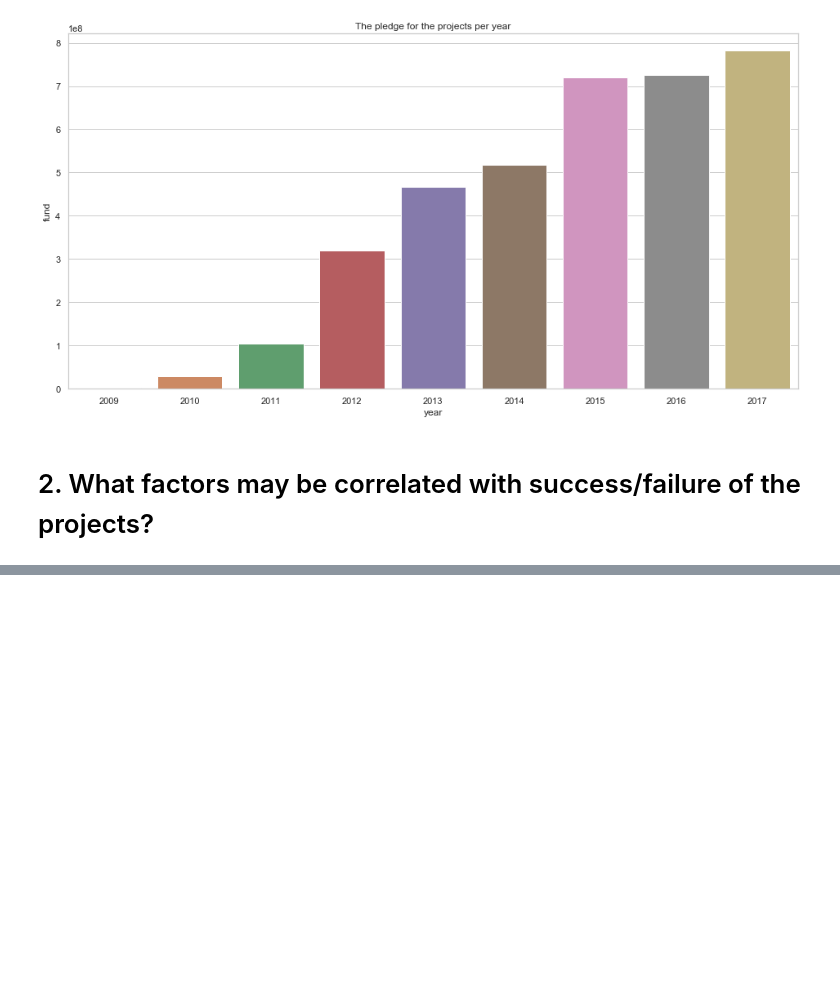
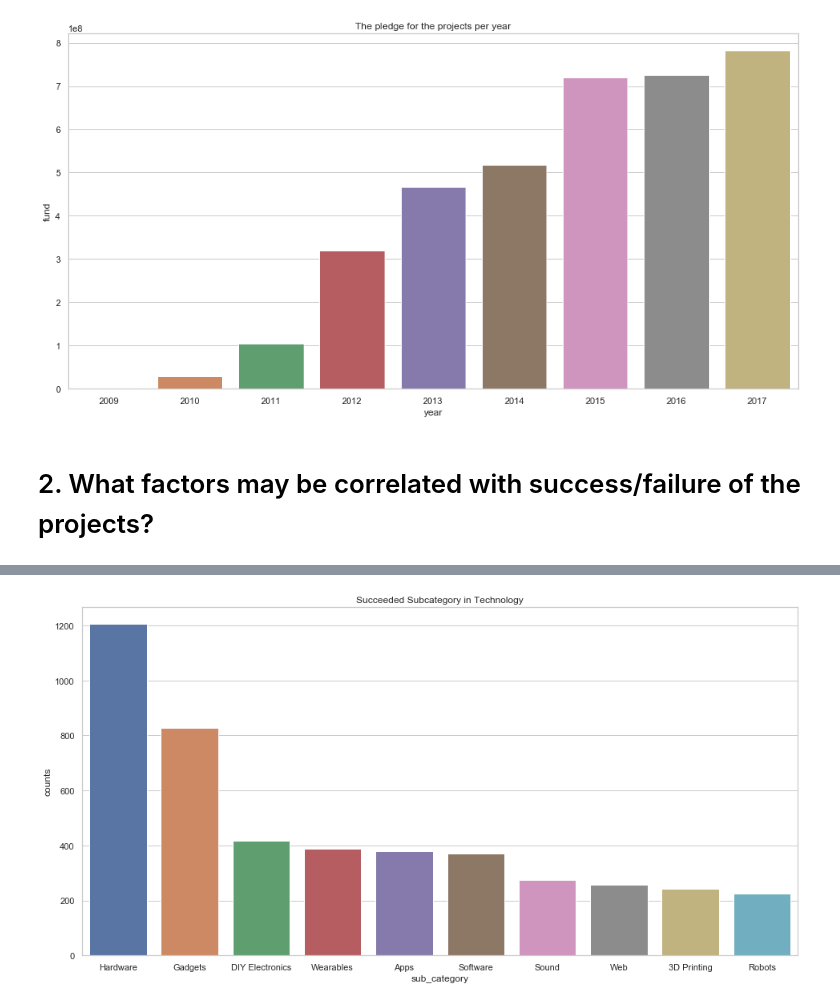
Before and after one commit to yukinagae/kaggle-kickstarter-projects, a Jupyter notebook: eda.ipynb, the cells around one changed output, grey strips where cells are left out. Cells and saved outputs as stored; diff of their text form; code cells hidden in the pictures; blank space fills up the shorter version.

```diff
--- a/eda.ipynb
+++ b/eda.ipynb
@@ -175,0 +315,9 @@ plt.title("The pledge for the projects per year");
+# %%
+succeeded_techs = df[(df['main_category'] == 'Technology') & (df['state'] == 'successful')]['category'].value_counts().to_frame()
+# %%
+succeeded_techs['counts'] = succeeded_techs['category']
+succeeded_techs['sub_category'] = succeeded_techs.index.values
+# %%
+succeeded_techs = succeeded_techs.reset_index(drop=True)
+succeeded_techs = succeeded_techs.drop('category', axis=1)
+succeeded_techs
@@ -175,0 +342,6 @@ plt.title("The pledge for the projects per year");
+# %%
+plt.figure(figsize=(16, 8))
+sns.barplot(x='sub_category', y='counts', data=succeeded_techs[succeeded_techs['sub_category'] != 'Technology'].head(10))
+plt.title("Succeeded Subcategory in Technology");
+# %% [output]
+[figure, added]
```
Also changed, not shown: parts of 25 cells of this notebook.
